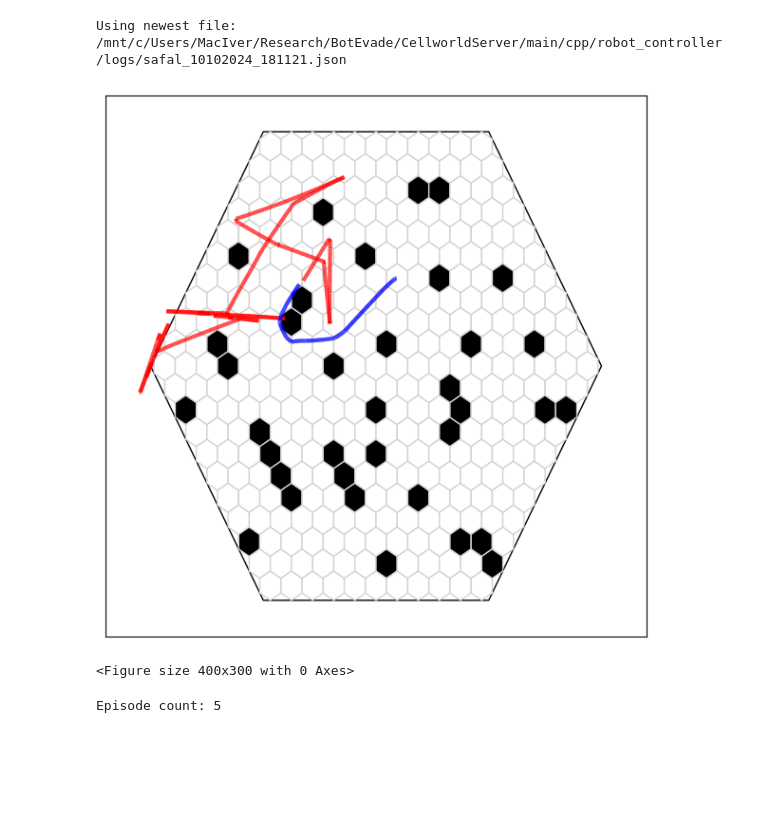
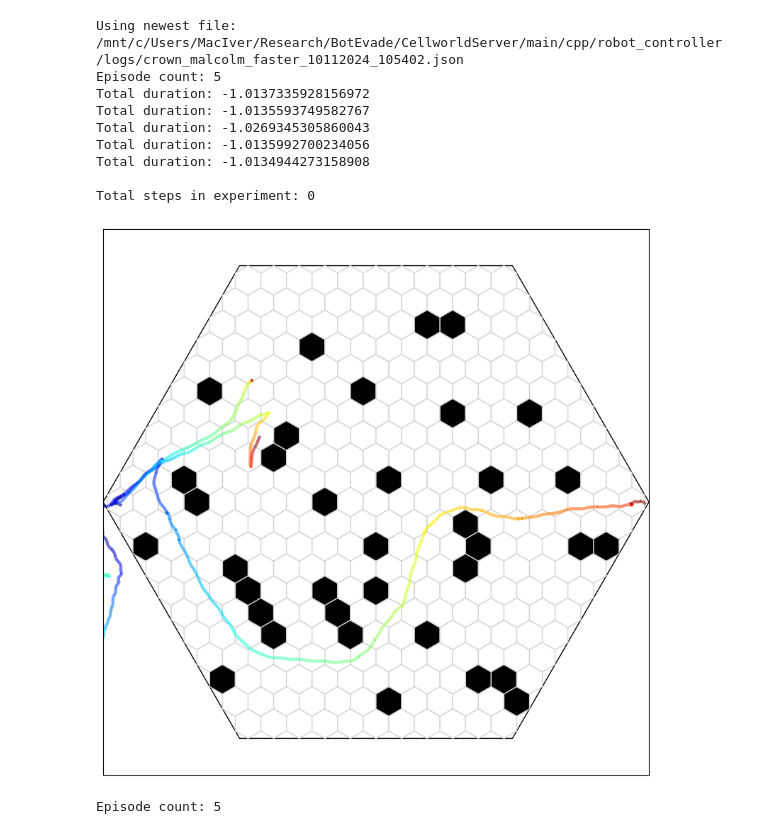
Before and after one commit to felixmaldonadoos/CellworldServer, a Jupyter notebook: main/cpp/robot_controller/visualization/plotting.ipynb, the cells around one changed output. Cells and saved outputs as stored; diff of their text form; code cells hidden in the pictures; blank space fills up the shorter version.

```diff
--- a/main/cpp/robot_controller/visualization/plotting.ipynb
+++ b/main/cpp/robot_controller/visualization/plotting.ipynb
@@ -19,26 +19,25 @@ def plot_experiment(exp_path:str=None):
   scalar = 1.0
   mv = 1.0
   total_steps = 0
+
   print(f'Episode count: {len(e.episodes)}')
   for _, episode in enumerate(e.episodes[:]):
     t = episode.trajectories
     rt = t.get_agent_trajectory('prey')
     rpred = t.get_agent_trajectory('predator')
-
     timestamps = t.get('time_stamp')
-    n_steps = len(timestamps)
-    total_steps += n_steps
-    print(f'Steps: {n_steps}')
+    print(f'Total duration: {timestamps[-1] - timestamps[0]}')
 
     # d.add_trajectories(rt)
     # d.add_trajectories(rpred)
-    d.ax.plot(rt.get('location').get('x'),rt.get('location').get('y'),'--o')
+    # d.ax.plot(rt.get('location').get('x'),rt.get('location').get('y'),'--o')
     frame_list = rt.get('frame')
     nv = [f/(max(frame_list)) for f in frame_list]
-    # d.add_trajectories(rt, colors = {'prey':[plt.cm.jet(v) for v in nv]}, alphas = {'prey':0.7})
-    d.add_trajectories(rt, colors = {'prey':'r'}, alphas = {'prey':0.7})
+    d.add_trajectories(rt, colors = {'prey':[plt.cm.jet(v) for v in nv]}, alphas = {'prey':0.7})
+    # d.add_trajectories(rt, colors = {'prey':'r'}, alphas = {'prey':0.7})
 
   print(f"\nTotal steps in experiment: {total_steps}")
+
 def plot_episode(episode_path:str=None):
   if episode_path is None:
     print("No file passed")
@@ -98,39 +97,47 @@ import glob
 
 def get_newest_file_in_folder(folder_path, extension="*"):
     # Handle the case where the extension is empty or "*"
     if extension == "*":
         search_pattern = os.path.join(folder_path, "*")
     else:
         search_pattern = os.path.join(folder_path, f"*.{extension}")
 
     # Get a list of all files in the folder with the specified extension and full path
     files = glob.glob(search_pattern)
 
     # Check if the folder is empty or no files with the given extension are found
     if not files:
         return None
 
     # Get the newest file based on the creation/modification time
     newest_file = max(files, key=os.path.getmtime)
 
     return newest_file
 
 folder_path = "/mnt/c/Users/MacIver/Research/BotEvade/CellworldServer/main/cpp/robot_controller/logs"  # Replace with the path to your folder
 extension = "json"  # Replace with the desired file extension (e.g., 'txt', 'jpg', 'py')
 newest_file = get_newest_file_in_folder(folder_path, extension)
 if newest_file:
   file = newest_file
   print(f"Using newest file: {file}")
 else:
   file = '/mnt/c/Users/MacIver/Research/BotEvade/CellworldServer/main/cpp/robot_controller/logs/labtest_08212024_133529.json'
   print(f"Using hard-coded path: {file}")
-plot_experiment_episode_index(file, 1)
-# plot_experiment(file)
-# plot_experiment("/mnt/c/Users/MacIver/Research/BotEvade/CellworldServer/main/cpp/robot_controller/logs/crown_alex_maldo_10042024_101014.json")
+
+# file = "logs/crown_chris_10112024_100535.json"
+# plot_experiment_episode_index(file, 1)
+plot_experiment(file)
 # %% [output]
-Using newest file: /mnt/c/Users/MacIver/Research/BotEvade/CellworldServer/main/cpp/robot_controller/logs/safal_10102024_181121.json
+Using newest file: /mnt/c/Users/MacIver/Research/BotEvade/CellworldServer/main/cpp/robot_controller/logs/crown_malcolm_faster_10112024_105402.json
+Episode count: 5
+Total duration: -1.0137335928156972
+Total duration: -1.0135593749582767
+Total duration: -1.0269345305860043
+Total duration: -1.0135992700234056
+Total duration: -1.0134944273158908
+
+Total steps in experiment: 0
-[figure, old version]
+[figure, new version]
-<Figure size 400x300 with 0 Axes>
 # %%
 ## show summary info of trajectories
 # show time steps
```
Also changed, not shown: 2 other files.
